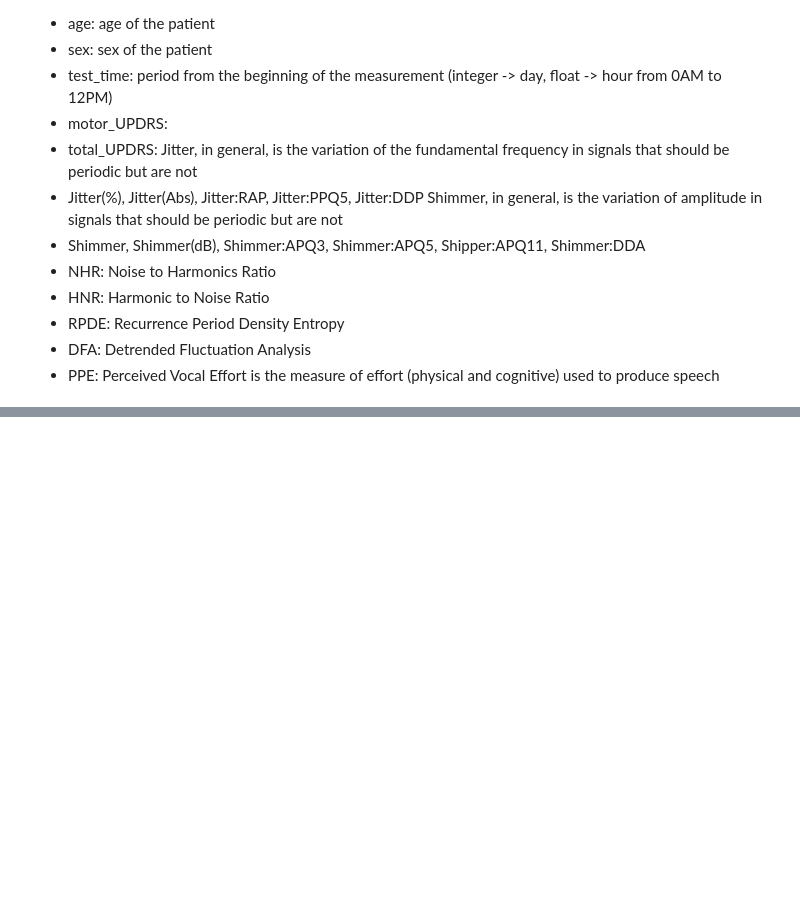
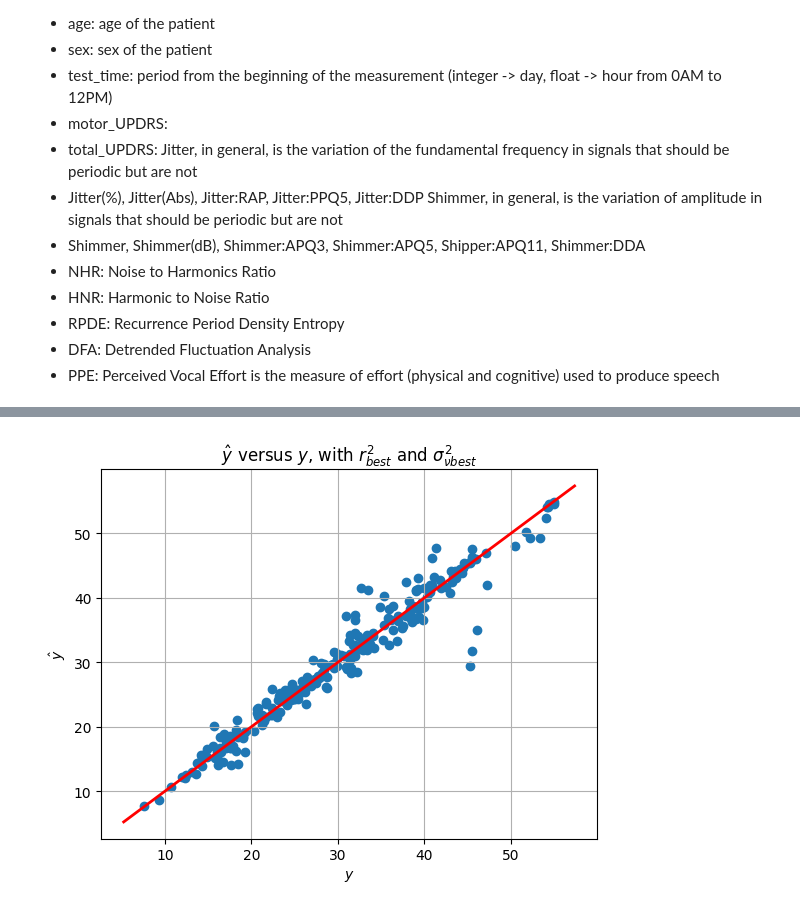
Before and after one commit to steurendo/ICT4Health, a Jupyter notebook: Lab2/lab2.ipynb, the cells around one changed output, grey strips where cells are left out. Cells and saved outputs as stored; diff of their text form; code cells hidden in the pictures; blank space fills up the shorter version.

```diff
--- a/Lab2/lab2.ipynb
+++ b/Lab2/lab2.ipynb
@@ -113,6 +125,10 @@ def eucl_distance(v1, v2):
     assert len(v1) == len(v2)
     v_diff = v1 - v2
     return pow(v_diff.T @ v_diff, 0.5)
+
+def e_MSE(y, y_hat):
+    assert len(y) == len(y_hat)
+    return sum((y[i] - y_hat[i]) ** 2 for i in range(len(y)))
 # %%
 # Solver control plane
 r2 = 100
@@ -224,0 +231,35 @@ The $R^2$ (coefficient of determination, the "score of prediction") is 0.92, whi
+# %%
+# Result with best r2 and s2
+y_hat_norm_r2s2 = np.empty(Nva)
+for row in range(Nva):
+    x = X_va_norm[row]
+    distances = [eucl_distance(x, X_tr_norm[i]) for i in range(Ntr)]
+    i_order = np.argsort(distances)
+    closer_X = np.array([X_tr_norm[i] for i in i_order[:N - 1]])
+    closer_y = np.array([y_tr_norm[i] for i in i_order[:N - 1]])
+    Xr = np.concatenate((closer_X, [x]), axis=0)
+    Rn = np.empty(shape=(N, N))
+    for n in range(N):
+        for k in range(N):
+            Rn[n, k] = t * np.exp(- (np.linalg.norm(Xr[n] - Xr[k]) ** 2) / (2 * r2_best))
+            if n == k:
+                Rn[n, k] = Rn[n, k] + s2_best ** 2
+    k = Rn[-1, :N - 1]
+    d = Rn[-1, -1]
+    Rn_sub_inv = np.linalg.inv(Rn[:N - 1, :N - 1])
+    y_hat_norm_r2s2[row] = k.T @ Rn_sub_inv @ closer_y
+    variance = d - k.T @ Rn_sub_inv @ k
+# %%
+y_hat = y_hat_norm_r2s2 * sy + my
+y_va = y_va_norm * sy + my
+plt.figure()
+plt.scatter(y_va, y_hat)
+v = plt.axis()
+plt.plot([v[0], v[1]], [v[0], v[1]], 'r', linewidth=2)
+plt.xlabel(r'$y$')
+plt.ylabel(r'$\^y$')
+plt.title('$\^y$ versus $y$, with $r_{best}^2$ and $\\sigma_{\\nu best}^2$')
+plt.grid()
+plt.show()
+# %% [output]
+[figure, added]
```
Also changed, not shown: parts of 22 cells of this notebook.
